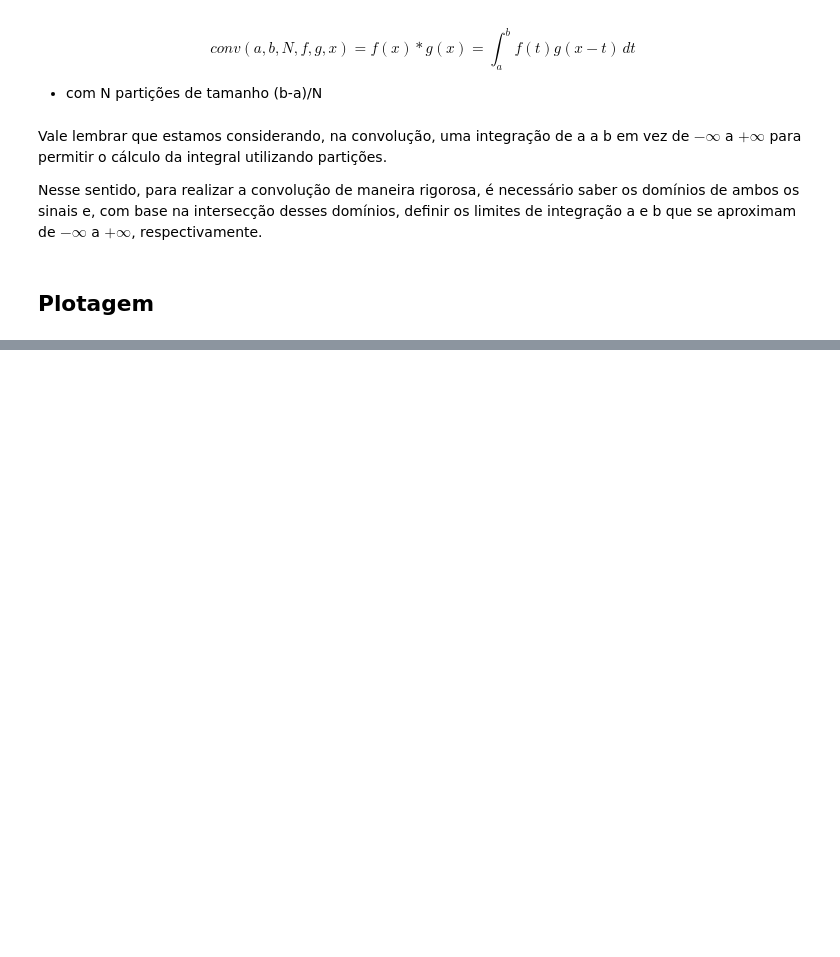
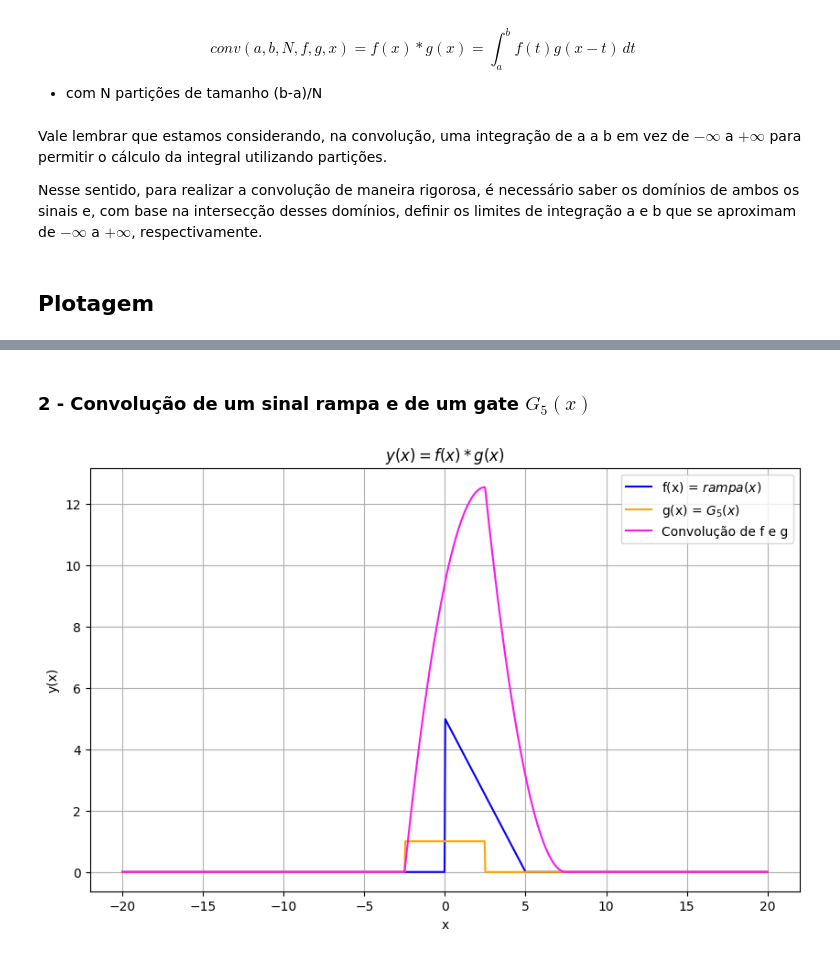
Before and after one commit to XandeGVaz/SinaisSistemas-Work, a Jupyter notebook: apresentacao.ipynb, the cells around one changed output, grey strips where cells are left out. Cells and saved outputs as stored; diff of their text form; code cells hidden in the pictures; blank space fills up the shorter version.

```diff
--- a/apresentacao.ipynb
+++ b/apresentacao.ipynb
@@ -117,0 +122,47 @@ plt.show()
+# %% [markdown]
+### **2 - Convolução de um sinal rampa e de um gate $G_5(x)$**
+# %%
+# Definindo as funções f e g
+def f2(t):
+    if( t >= 0 and t <= 5 ):
+        return 5 - t
+    return 0
+
+def g2(t):
+    if(abs(t) <= 2.5):
+        return 1
+    return 0
+
+# Parâmetros
+a = -20         # limite inferior
+b = 20          # limite superior
+N = 1000        # número de partições
+
+# Definindo os valores de x
+x_values = np.linspace(a, b, N)
+
+# Calculando a convolução para cada valor de x
+i = 0
+conv_values = np.zeros(N)
+for x in x_values:
+    conv_values[i] = conv(a,b,N,f2,g2,x)
+    i += 1
+
+# Plotando os resultados
+plt.figure(figsize=(10, 6))
+plt.plot(x_values, [f2(x) for x in x_values], label='f(x) = $rampa(x)$', color='blue')
+plt.plot(x_values, [g2(x) for x in x_values], label='g(x) = $G_5(x)$', color = 'orange')
+plt.plot(x_values, conv_values, label='Convolução de f e g', color='#fa19ef')
+plt.xlabel('x')
+plt.ylabel('y(x)')
+plt.title('$y(x) = f(x) * g(x)$')
+plt.legend()
+plt.grid(True)
+
+# Salvamento do gráfico
+plt.savefig('graficos_plotados/convolucao2.png')
+
+# Exibição do gráfico
+plt.show()
+# %% [output]
+[figure, added]
```
Also changed, not shown: parts of 6 cells of this notebook, 5 other files.
